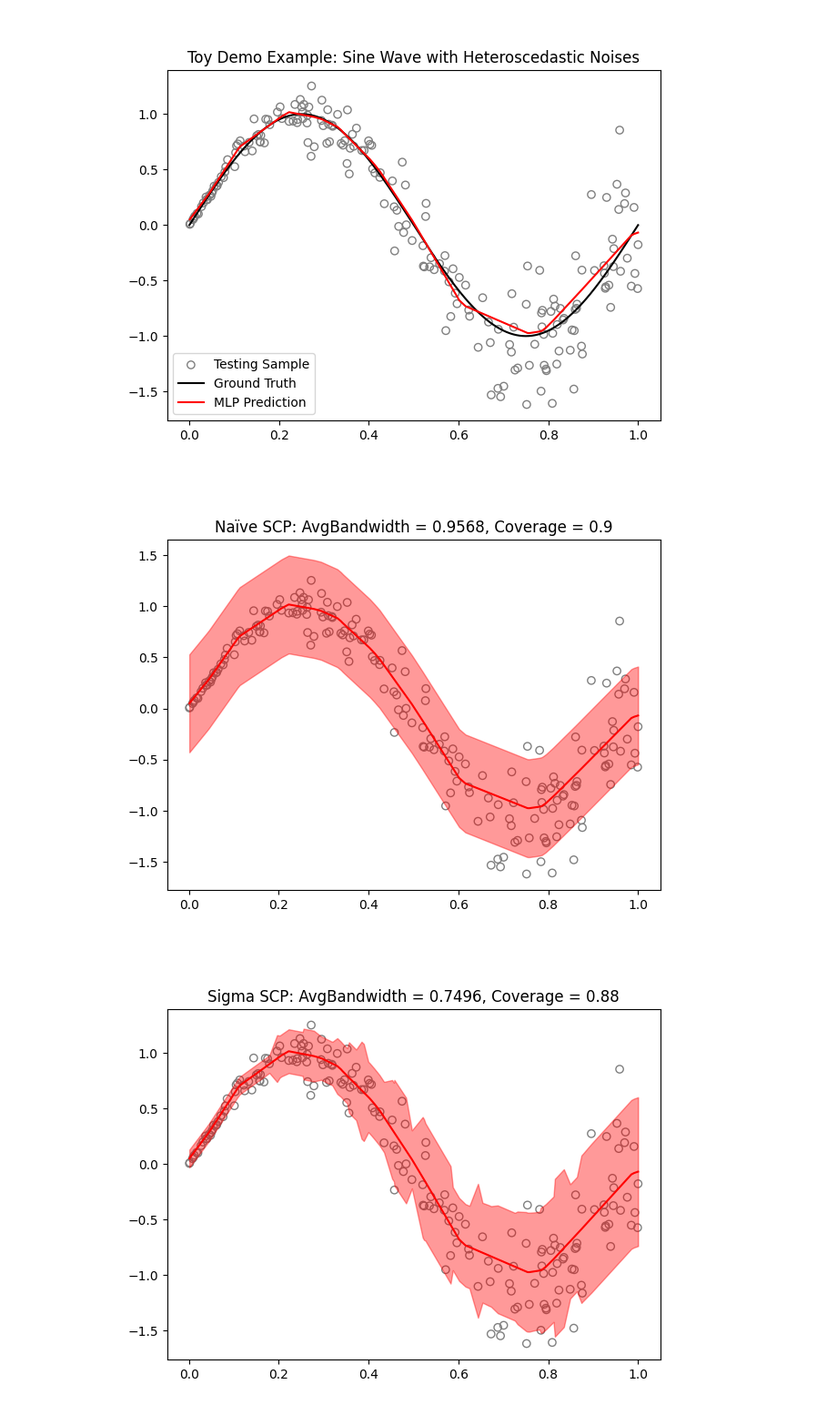
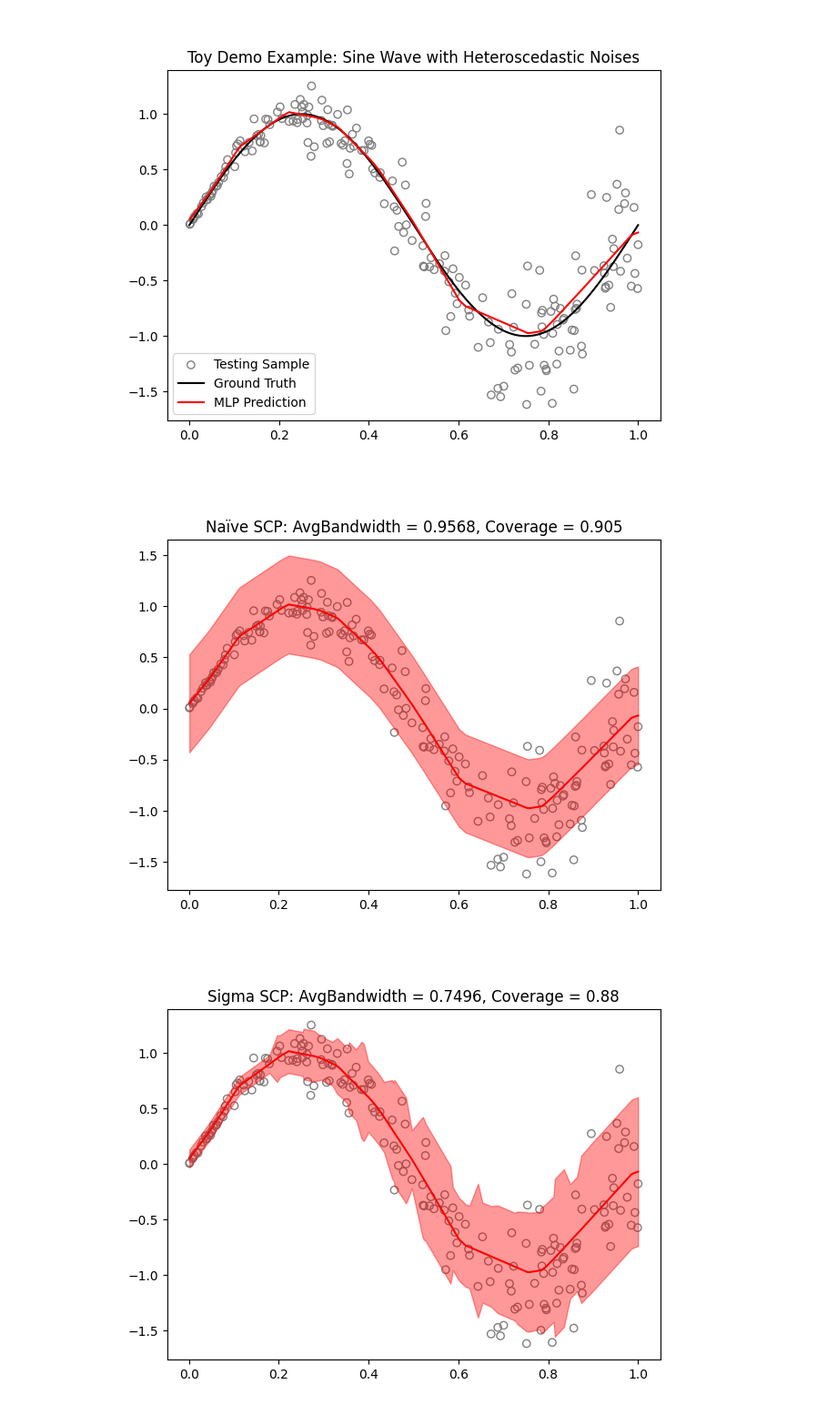
Before and after one commit to SelfExplainML/PiML-Toolbox, a Jupyter notebook: docs/Workshop/202310-UNCC/Toy Demo Examples - Three SPC Methods.ipynb, the cells around one changed output. Shown at 91% size. Drawn from its saved outputs; the diff is of its cells as text; code cells hidden in the pictures.

```diff
--- a/docs/Workshop/202310-UNCC/Toy Demo Examples - Three SPC Methods.ipynb
+++ b/docs/Workshop/202310-UNCC/Toy Demo Examples - Three SPC Methods.ipynb
@@ -40,8 +40,8 @@ def scp_crqr(base_model, x_cal, y_cal, x_test, alpha=0.1, depth=5, random_state=
 # %%
 import numpy as np
 from matplotlib import pyplot as plt
+from sklearn.neural_network import MLPRegressor
 from sklearn.model_selection import train_test_split
-from sklearn.neural_network import MLPRegressor
 
 random_state = 0
 np.random.seed(random_state)
@@ -49,17 +49,16 @@ np.random.seed(random_state)
 n_samples = 1000
 x = np.linspace(0, 1, n_samples)
 
-y0 = np.array(np.sin(x*2*np.pi))
-y = y0 + np.random.normal(0, 1, n_samples) * np.abs(x) * np.pi**2/20
+y0 = np.array(np.sin(x * 2 * np.pi))
+y = y0 + np.random.normal(0, 1, n_samples) * np.abs(x) * np.pi ** 2 / 20
 
 # Train/Calibration/Test split
 x_train, x_tmp, y_train, y_tmp = train_test_split(x, y, test_size=0.4, random_state=random_state)
 x_cal, x_test, y_cal, y_test = train_test_split(x_tmp, y_tmp, test_size=0.5, random_state=random_state)
 
-base_model = MLPRegressor(hidden_layer_sizes=(20,20,20,20),
-                          activation="relu", max_iter=500, random_state=0)
-base_model.fit(x_train.reshape(-1,1), y_train)
-y_test_pred = base_model.predict(x_test.reshape(-1,1))
+base_model = MLPRegressor(hidden_layer_sizes=(20, 20, 20, 20), activation="relu", max_iter=500, random_state=0)
+base_model.fit(x_train.reshape(-1, 1), y_train)
+y_test_pred = base_model.predict(x_test.reshape(-1, 1))
 
 plt.figure(figsize=(7, 5))
 plt.scatter(x_test, y_test, facecolors='none', edgecolors='grey')
@@ -72,18 +71,17 @@ plt.show()
 # %% [output]
 [figure]
 # %%
-lower, upper = scp_naive(base_model, x_cal.reshape(-1,1), y_cal.reshape(-1,1), x_test.reshape(-1,1), alpha=0.1)
+lower, upper = scp_naive(base_model, x_cal.reshape(-1, 1), y_cal.reshape(-1, 1), x_test.reshape(-1, 1), alpha=0.1)
 coverage = (upper - y_test >= 0) & (lower - y_test <= 0)
 
 plt.figure(figsize=(7, 5))
 plt.scatter(x_test, y_test, facecolors='none', edgecolors='grey')
 order = np.argsort(x_test)
 plt.plot(x_test[order], y_test_pred[order], color='red')
-plt.fill_between(x_test[order], lower[order], upper[order],
-                 alpha=0.4, color="red")
+plt.fill_between(x_test[order], lower[order], upper[order], alpha=0.4, color="red")
 plt.title("Naïve SCP: " + 'AvgBandwidth = {}'.format(np.round(np.mean(upper - lower), 4)) +
-          ', Coverage = {}'.format(np.round(coverage.sum()/coverage.shape[0], 2)))
+     ', Coverage = {}'.format(np.round(coverage.mean(), 3)))
 plt.show()
 # %% [output]
-[figure, old version]
+[figure, new version]
 # %%
```
Also changed, not shown: parts of 4 cells of this notebook, 1 other file.
